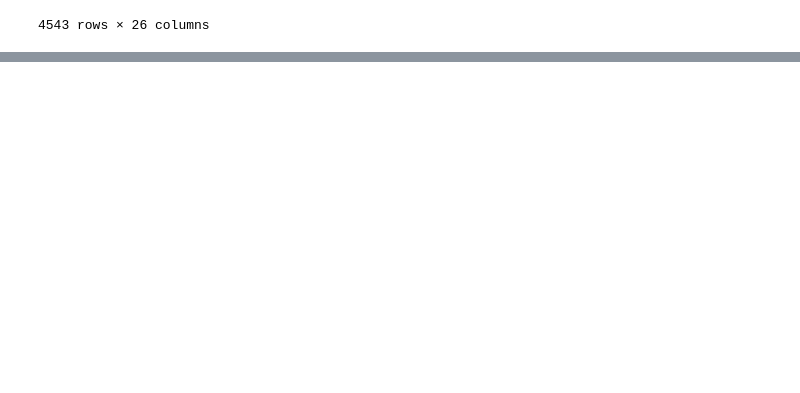
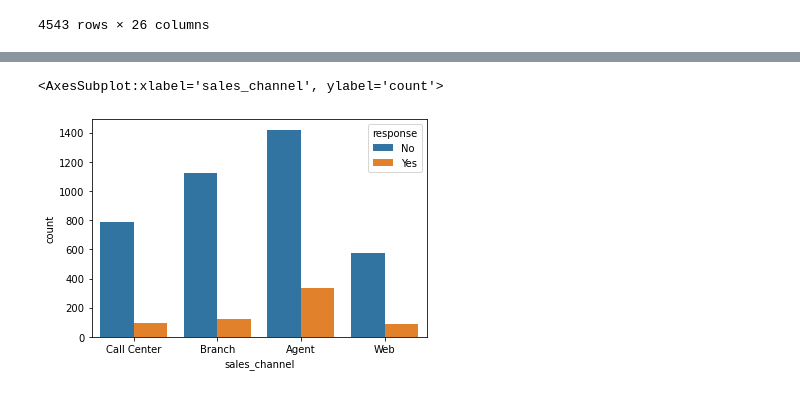
Before and after one commit to nataschaberg/lab-customer-analysis, a Jupyter notebook: exercises/data_cleaning_round_2.ipynb, the cells around one changed output, grey strips where cells are left out. Saved outputs shown, nothing was run; the diff lists cells and outputs as text; code cells hidden in the pictures; blank space fills up the shorter version.

```diff
--- a/exercises/data_cleaning_round_2.ipynb
+++ b/exercises/data_cleaning_round_2.ipynb
@@ -165,0 +216,5 @@ prepare_data_set(data_bp)
+# %%
+sns.countplot('sales_channel', hue='response', data=df)
+# %% [output]
+<AxesSubplot:xlabel='sales_channel', ylabel='count'>
+[figure, added]
```
Also changed, not shown: parts of 10 cells of this notebook, 1 other file.
